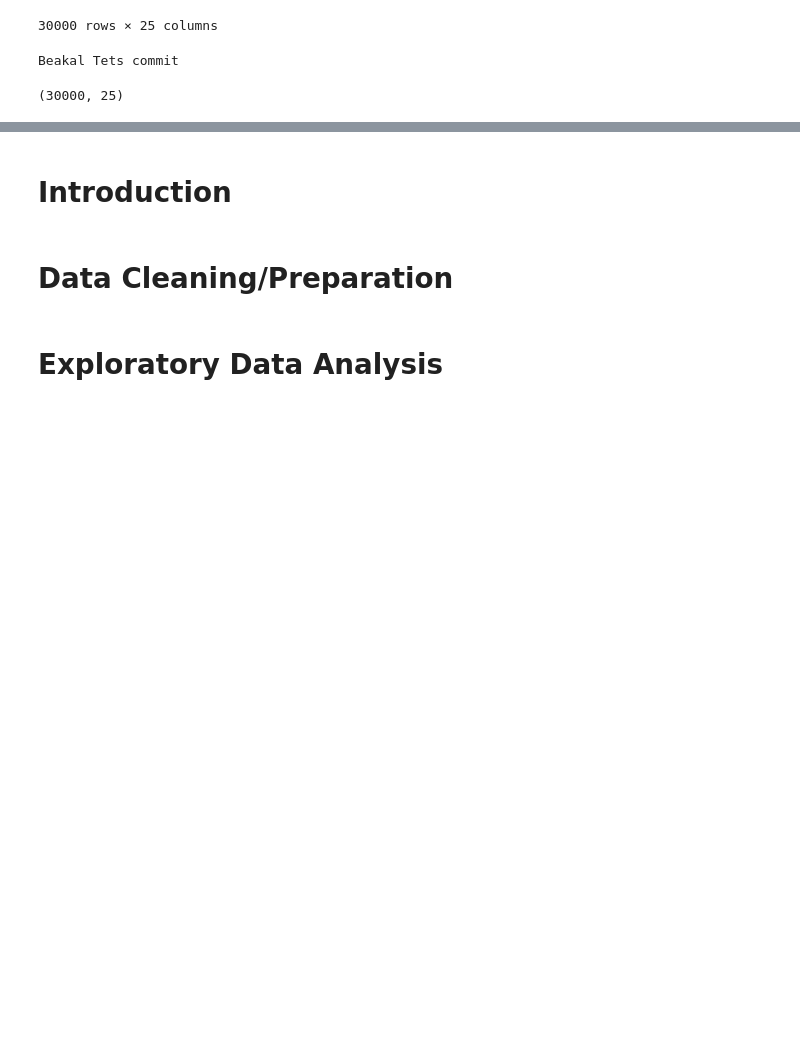
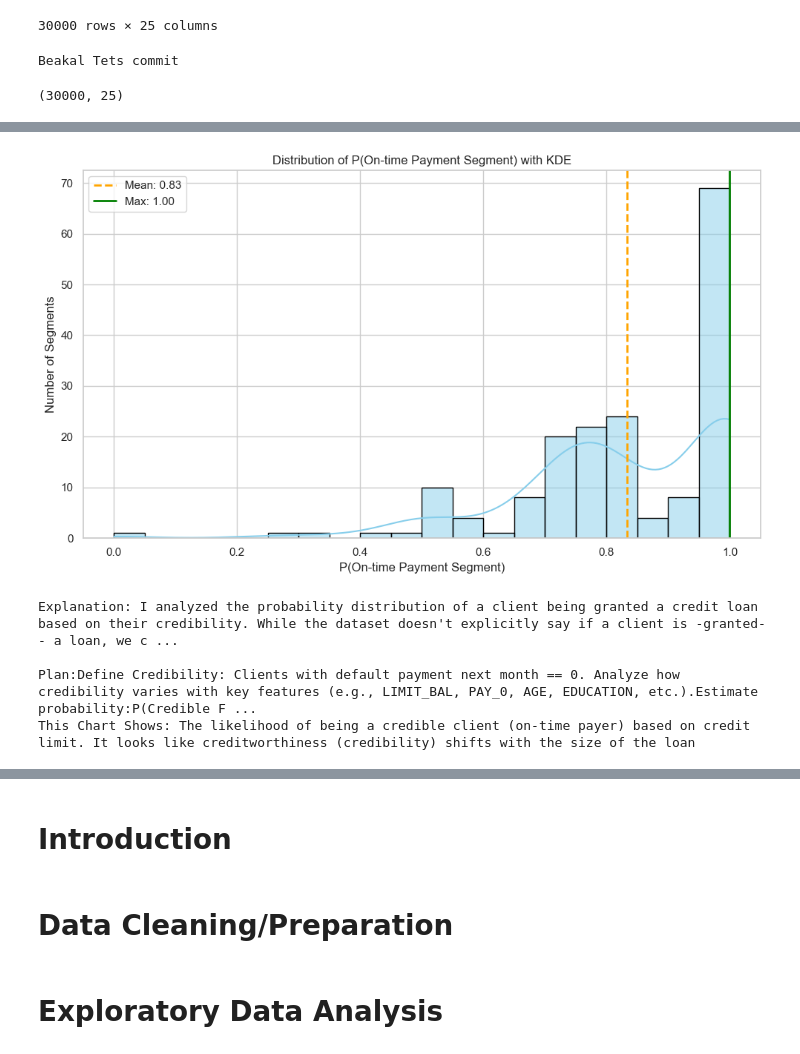
Before and after one commit to MaximeBoulat/AAI500-TeamProject, a Jupyter notebook: TeamProject.ipynb, the cells around one changed output, grey strips where cells are left out. Drawn from its saved outputs; the diff is of its cells as text; code cells hidden in the pictures; blank space fills up the shorter version.

```diff
--- a/TeamProject.ipynb
+++ b/TeamProject.ipynb
@@ -33,0 +166,57 @@ df.shape
+# %%
+import pandas as pd
+import matplotlib.pyplot as plt
+import seaborn as sns
+
+# Load dataset
+df = pd.read_csv('Datasets/Credit.csv')
+df = df.drop(columns=["ID"])
+
+# Create AGE groups
+age_bins = [20, 30, 40, 50, 60, 70, 80]
+age_labels = ['20s', '30s', '40s', '50s', '60s', '70s']
+df['AGE_GROUP'] = pd.cut(df['AGE'], bins=age_bins, labels=age_labels, right=False)
+
+# Define population segments
+segment_columns = ['SEX', 'EDUCATION', 'MARRIAGE', 'AGE_GROUP']
+segment_group = df.groupby(segment_columns)
+
+# Count total and on-time payments per segment
+segment_stats = segment_group['default payment next month'].agg(
+    total='count',
+    on_time=lambda x: (x == 0).sum()
+).reset_index()
+
+# Calculate P(On-time Segment)
+segment_stats['P_on_time_given_segment'] = segment_stats['on_time'] / segment_stats['total']
+
+# Plot histogram with KDE
+plt.figure(figsize=(10, 6))
+sns.histplot(segment_stats['P_on_time_given_segment'], bins=20, kde=True, color='skyblue', edgecolor='black')
+
+# Add vertical lines
+mean_prob = segment_stats['P_on_time_given_segment'].mean()
+max_prob = segment_stats['P_on_time_given_segment'].max()
+
+plt.axvline(mean_prob, color='orange', linestyle='--', linewidth=2, label=f'Mean: {mean_prob:.2f}')
+plt.axvline(max_prob, color='green', linestyle='-', linewidth=2, label=f'Max: {max_prob:.2f}')
+
+# Labels and legend
+plt.title("Distribution of P(On-time Payment Segment) with KDE")
+plt.xlabel("P(On-time Payment Segment)")
+plt.ylabel("Number of Segments")
+plt.legend()
+plt.tight_layout()
+plt.show()
+
+# Printing my explanation
+print("Explanation: I analyzed the probability distribution of a client being granted a credit loan based on their credibility. While the dataset doesn't explicitly say if a client is -granted-- a loan, we can infer credibility based on the target variable")
+print()
+print("Plan:Define Credibility: Clients with default payment next month == 0. Analyze how credibility varies with key features (e.g., LIMIT_BAL, PAY_0, AGE, EDUCATION, etc.).Estimate probability:P(Credible Feature) Visualize the probability distribution using a plot (e.g., KDE + Histogram)")
+print("This Chart Shows: The likelihood of being a credible client (on-time payer) based on credit limit. It looks like creditworthiness (credibility) shifts with the size of the loan")
+# %% [output]
+[figure, added]
+Explanation: I analyzed the probability distribution of a client being granted a credit loan based on their credibility. While the dataset doesn't explicitly say if a client is -granted-- a loan, we c ...
+
+Plan:Define Credibility: Clients with default payment next month == 0. Analyze how credibility varies with key features (e.g., LIMIT_BAL, PAY_0, AGE, EDUCATION, etc.).Estimate probability:P(Credible F ...
+This Chart Shows: The likelihood of being a credible client (on-time payer) based on credit limit. It looks like creditworthiness (credibility) shifts with the size of the loan
```
Also changed, not shown: parts of 5 cells of this notebook.
